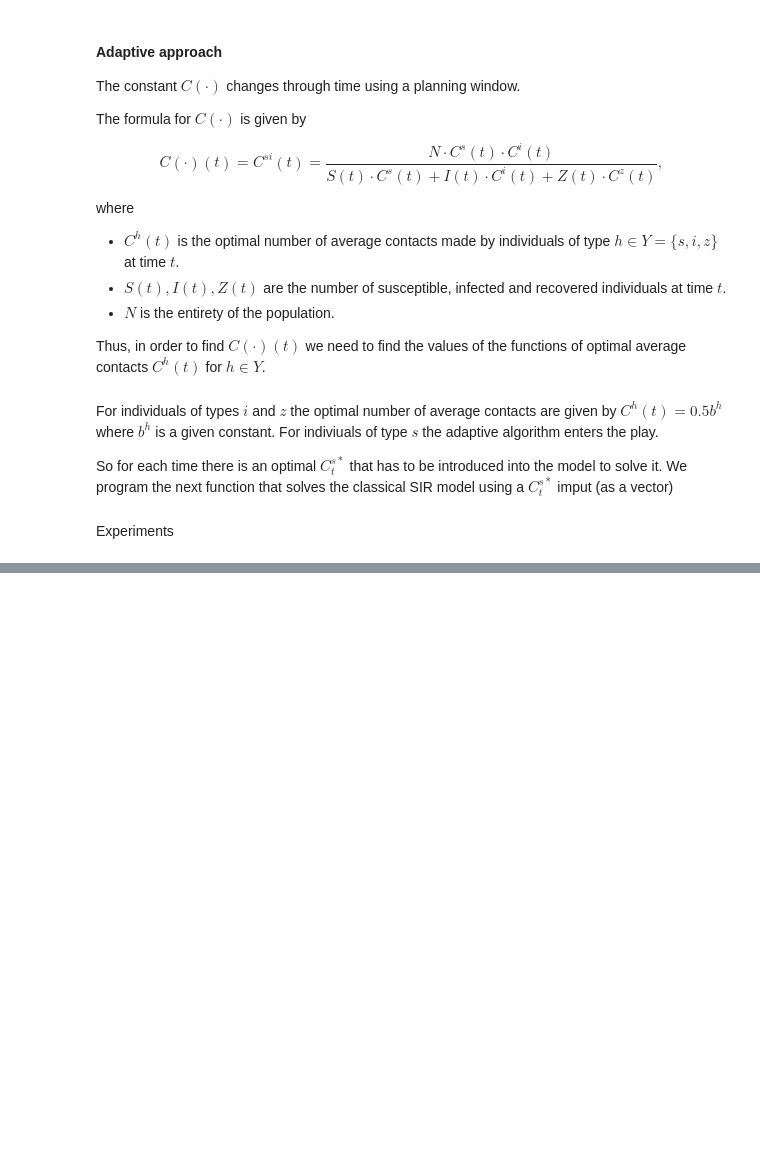
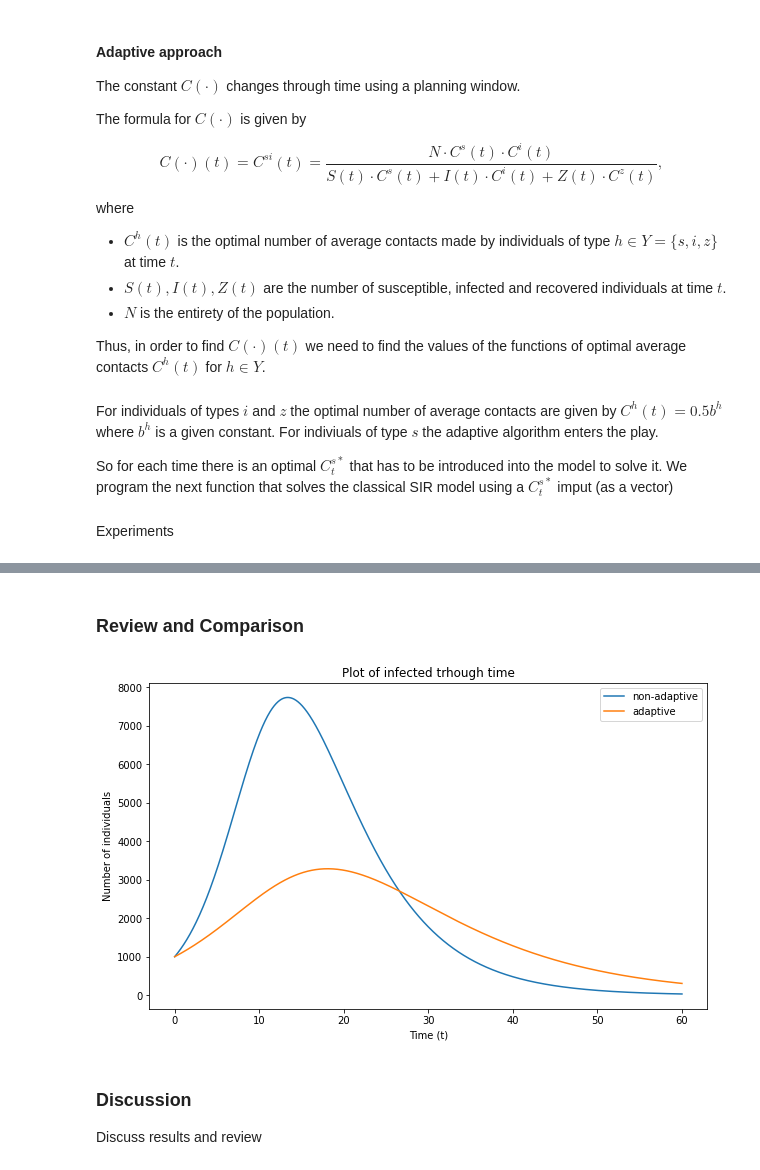
Before and after one commit to JimmyCalvoMonge/adaptive, a Jupyter notebook: design/Solving_PDE.ipynb, the cells around one changed output, grey strips where cells are left out. Cells and saved outputs as stored; diff of their text form; code cells hidden in the pictures; blank space fills up the shorter version.

```diff
--- a/design/Solving_PDE.ipynb
+++ b/design/Solving_PDE.ipynb
@@ -257,0 +277,17 @@ plot_ode_solution(S,I,Z,"adaptive")
+# %% [markdown]
+### Review and Comparison
+# %%
+plt.plot(t,I_classic,label="non-adaptive")
+plt.plot(t,I_adaptive,label="adaptive")
+plt.title(f"Plot of infected trhough time")
+plt.xlabel("Time (t)")
+plt.ylabel("Number of individuals")
+plt.legend(loc="upper right")
+plt.rcParams["figure.figsize"] = (10,6)
+plt.show()
+# %% [output]
+[figure, added]
+# %% [markdown]
+### Discussion
+
+Discuss results and review
```
Also changed, not shown: parts of 10 cells of this notebook.
